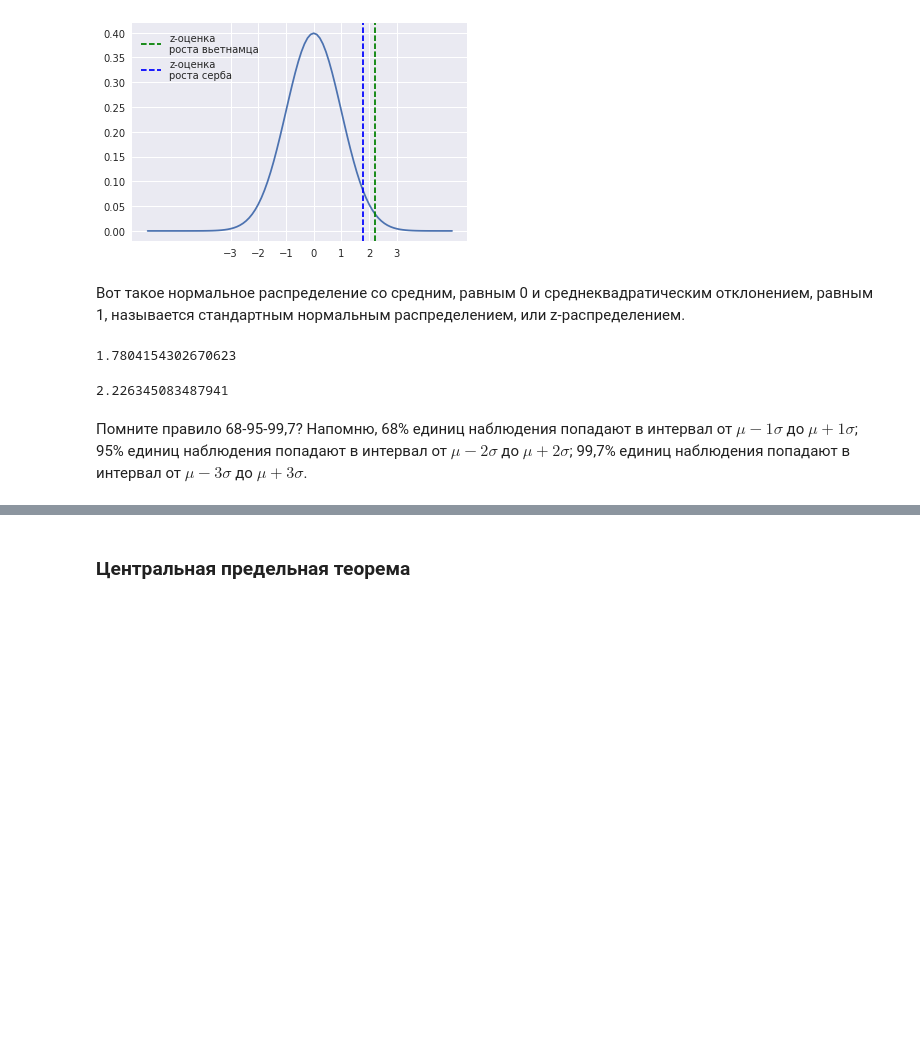
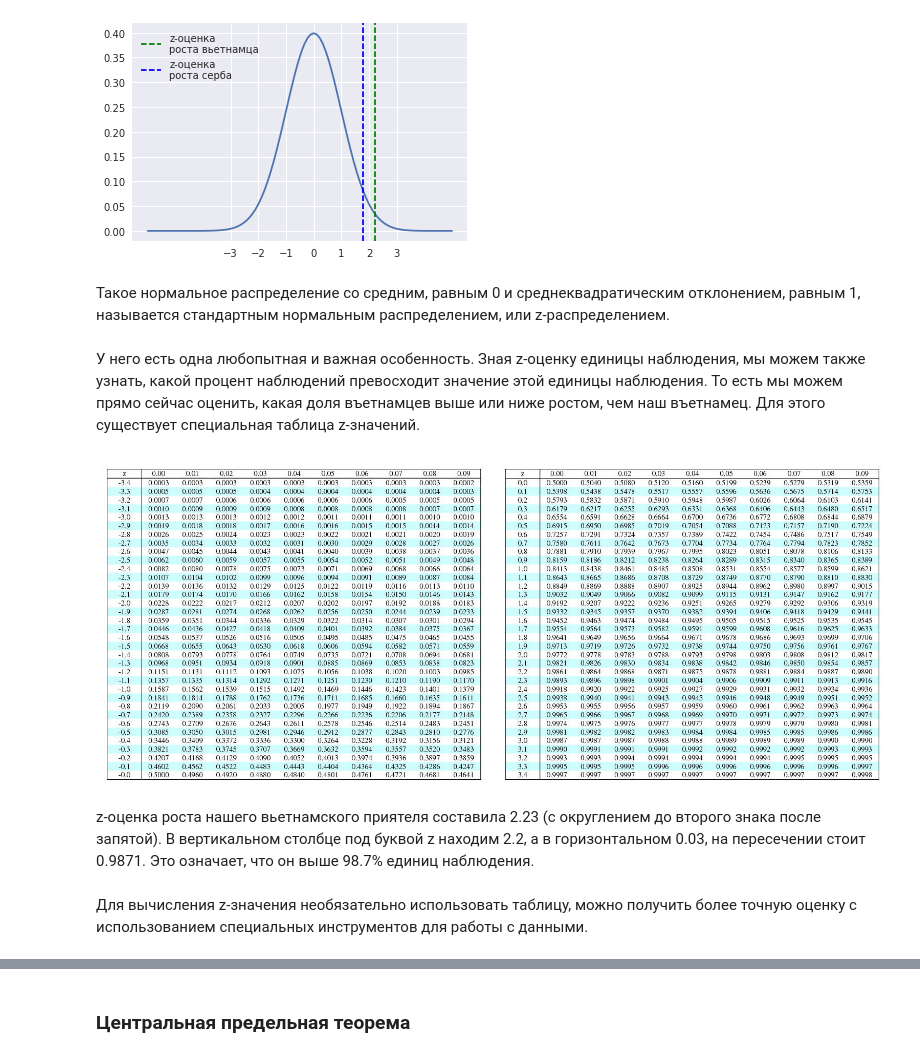
Before and after one commit to mishaberegov/statistics, a Jupyter notebook: Статистика_для_нубов.ipynb, the cells around one changed output, grey strips where cells are left out. Cells and saved outputs as stored; diff of their text form; code cells hidden in the pictures; blank space fills up the shorter version.

```diff
--- a/Статистика_для_нубов.ipynb
+++ b/Статистика_для_нубов.ipynb
@@ -495,14 +494,16 @@ plt.show()
 # %% [output]
 [figure]
 # %% [markdown]
-Вот такое нормальное распределение со средним, равным 0 и среднеквадратическим отклонением, равным 1, называется стандартным нормальным распределением, или z-распределением.
+Такое нормальное распределение со средним, равным 0 и среднеквадратическим отклонением, равным 1, называется стандартным нормальным распределением, или z-распределением.
-# %%
-(194-182)/6.74
-# %% [output]
-1.7804154302670623
-# %%
-(174-162)/5.39
-# %% [output]
-2.226345083487941
-# %% [markdown]
-Помните правило 68-95-99,7? Напомню, 68% единиц наблюдения попадают в интервал от $\mu−1σ$ до $\mu+1σ$; 95% единиц наблюдения попадают в интервал от $\mu−2σ$ до $\mu+2σ$; 99,7% единиц наблюдения попадают в интервал от $\mu−3σ$ до $\mu+3σ$.
+# %% [markdown]
+У него есть одна любопытная и важная особенность. Зная z-оценку единицы наблюдения, мы можем также узнать, какой процент наблюдений превосходит значение этой единицы наблюдения. То есть мы можем прямо сейчас оценить, какая доля въетнамцев выше или ниже ростом, чем наш въетнамец. Для этого существует специальная таблица z-значений.
+# %%
+from IPython.display import Image
+Image("z-table.jpg", width=800)
+#https://statistics.laerd.com/statistical-guides/img/normal-table-large.png
+# %% [output]
+[figure, added]
+# %% [markdown]
+z-оценка роста нашего вьетнамского приятеля составила 2.23 (с округлением до второго знака после запятой). В вертикальном столбце под буквой z находим 2.2, а в горизонтальном 0.03, на пересечении стоит 0.9871. Это означает, что он выше 98.7% единиц наблюдения.
+# %% [markdown]
+Для вычисления z-значения необязательно использовать таблицу, можно получить более точную оценку с использованием специальных инструментов для работы с данными.
```
Also changed, not shown: parts of 8 cells of this notebook.
